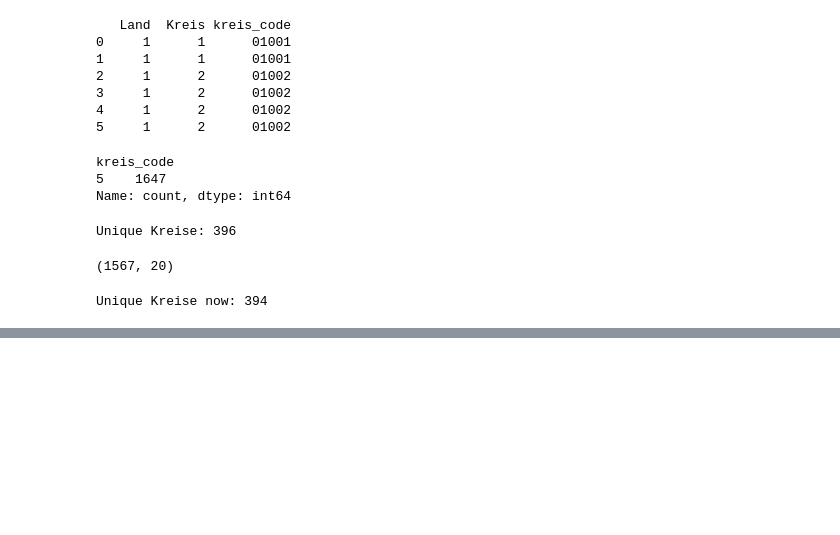
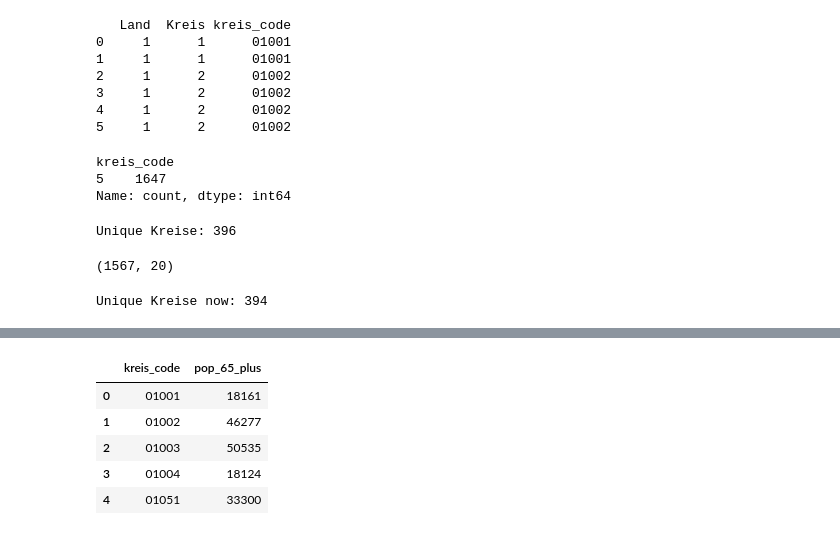
Before and after one commit to natan-sha/final-project, a Jupyter notebook: notebooks/main.ipynb, the cells around one changed output, grey strips where cells are left out. Cells and saved outputs as stored; diff of their text form; code cells hidden in the pictures; blank space fills up the shorter version.

```diff
--- a/notebooks/main.ipynb
+++ b/notebooks/main.ipynb
@@ -710,0 +805,2 @@ Unique Kreise now: 394
+# %%
+pop_2019["total_all"] = pd.to_numeric(pop_2019["total_all"], errors="coerce")
@@ -710,0 +826,9 @@ Unique Kreise now: 394
+# %%
+pop_65_2019.head()
+# %% [output]
+|  | kreis_code | pop_65_plus |
+| 0 | 01001 | 18161 |
+| 1 | 01002 | 46277 |
+| 2 | 01003 | 50535 |
+| 3 | 01004 | 18124 |
+| 4 | 01051 | 33300 |
```
Also changed, not shown: parts of 51 cells of this notebook, 1 other file.
